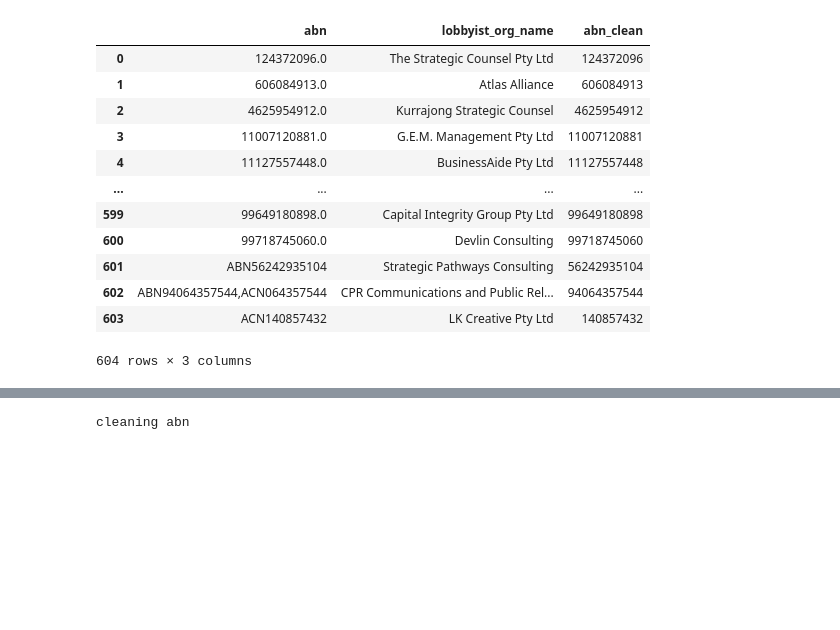
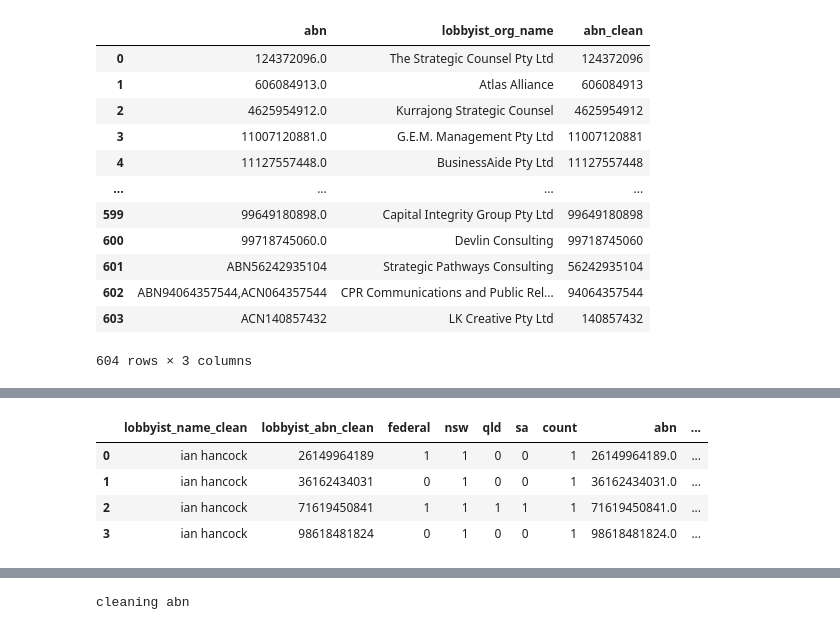
Before and after one commit to sjeruto/ARDC-Project, a Jupyter notebook: notebooks/mg_workbook.ipynb, the cells around one changed output, grey strips where cells are left out. Cells and saved outputs as stored; diff of their text form; code cells hidden in the pictures; blank space fills up the shorter version.

```diff
--- a/notebooks/mg_workbook.ipynb
+++ b/notebooks/mg_workbook.ipynb
@@ -51,0 +131,8 @@ cleaning abn
+# %%
+inspect_lobbyist('ian hancock')
+# %% [output]
+|  | lobbyist_name_clean | lobbyist_abn_clean | federal | nsw | qld | sa | count | abn | ... |
+| 0 | ian hancock | 26149964189 | 1 | 1 | 0 | 0 | 1 | 26149964189.0 | ... |
+| 1 | ian hancock | 36162434031 | 0 | 1 | 0 | 0 | 1 | 36162434031.0 | ... |
+| 2 | ian hancock | 71619450841 | 1 | 1 | 1 | 1 | 1 | 71619450841.0 | ... |
+| 3 | ian hancock | 98618481824 | 0 | 1 | 0 | 0 | 1 | 98618481824.0 | ... |
```
Also changed, not shown: parts of 16 cells of this notebook, 1 other file.
